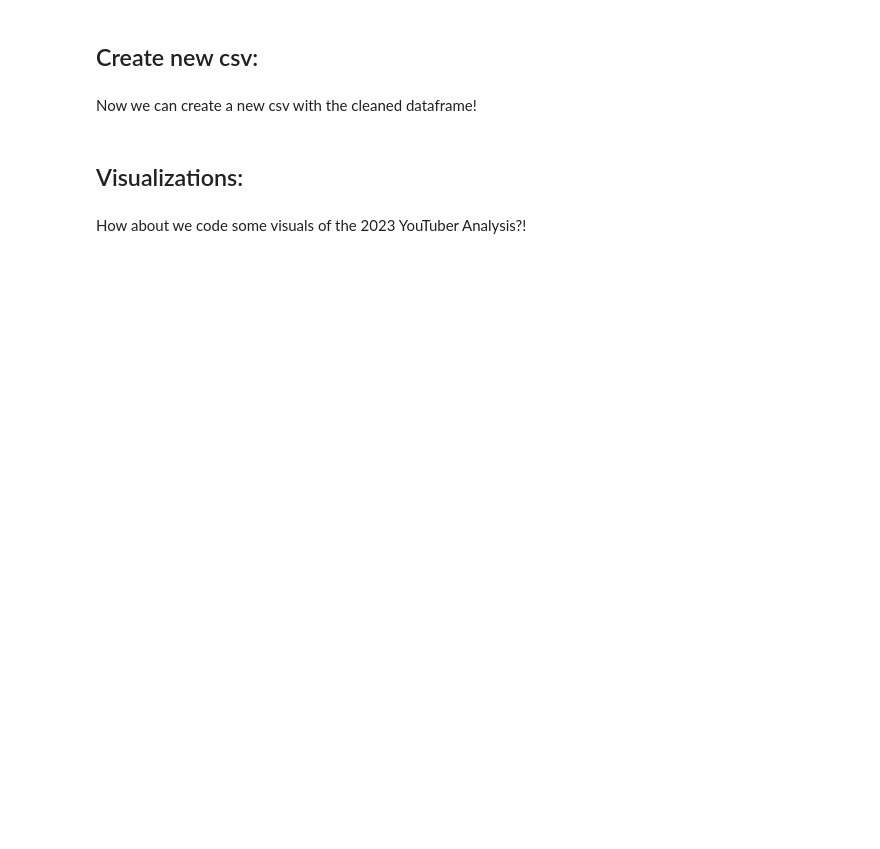
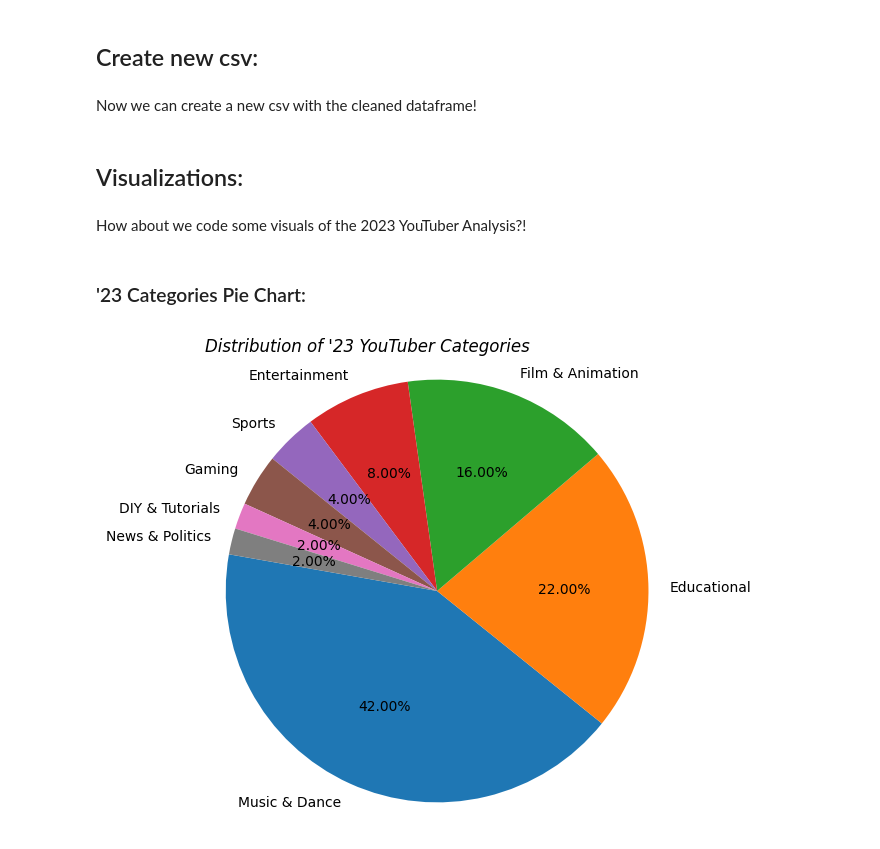
Before and after one commit to metguy/trending_youtubers, a Jupyter notebook: 2023_YouTuber_Analysis.ipynb, the cells around one changed output. Drawn from its saved outputs; the diff is of its cells as text; code cells hidden in the pictures; blank space fills up the shorter version.

Commit message:
created visuals, jupyter notebook for combined dataset, and updated README.

```diff
--- a/2023_YouTuber_Analysis.ipynb
+++ b/2023_YouTuber_Analysis.ipynb
@@ -143,0 +164,6 @@ False
+# %%
+#convert the data type to int64 for the float64 cols
+df_oldstats[["'23 Video Views", "'23 Pop."]] = df_oldstats[["'23 Video Views", "'23 Pop."]].astype("int64")
+
+#view changes made to the data types for selected cols
+print(df_oldstats.dtypes)
@@ -276,8 +312,12 @@ df_oldstats.iloc[[5, 7, 10, 17, 27, 32, 33, 34, 42, 43, 46, 49]]
 # %% [markdown]
 Now because of all these corrections we've made thus far, our ranking has gotten out of order now... let's fix that!
 # %%
-#create a new rank for the top 50 youtubers of 2023
+#create a new rank for the top 50 youtubers of 2023 and convert to int64 data type
 df_oldstats["'23 Rank"] = df_oldstats['rank'].rank()
+df_oldstats["'23 Rank"] = df_oldstats["'23 Rank"].astype("int64")
+
+#make sure the data type was changed to int64
+print(df_oldstats.dtypes)
 
 df_oldstats.head(5)
 # %% [output]
@@ -329,0 +388,15 @@ How about we code some visuals of the 2023 YouTuber Analysis?!
+# %% [markdown]
+### '23 Categories Pie Chart:
+# %%
+#group by category and calculate the total number for each category
+count_oldcat = df_oldstats["'23 Category"].value_counts()
+
+#now we can create a pie plot on the percentage breakdown of all categories
+plt.figure(figsize=(6, 6))
+plt.pie(count_oldcat, labels=count_oldcat.index, autopct='%1.2f%%', startangle=170)
+plt.title("Distribution of '23 YouTuber Categories", loc="left", fontstyle='italic')
+#the equal aspect ratio will ensure the pie plot is circular
+plt.axis("equal")
+plt.show()
+# %% [output]
+[figure, added]
```
Also changed, not shown: parts of 15 cells of this notebook, 5 other files.
